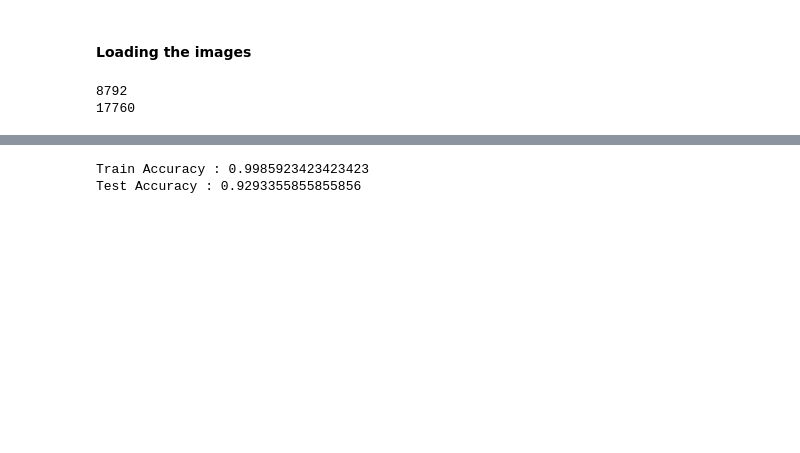
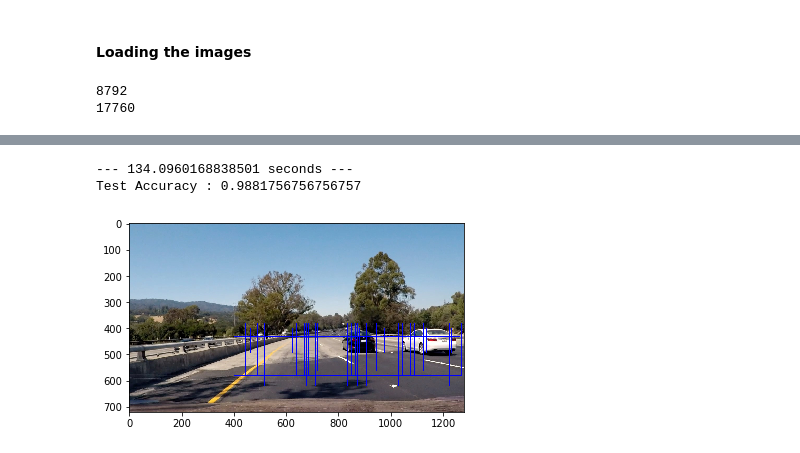
Before and after one commit to deepak-singh29/Vehicle_Detection, a Jupyter notebook: vehicle_detection.ipynb, the cells around one changed output, grey strips where cells are left out. Drawn from its saved outputs; the diff is of its cells as text; code cells hidden in the pictures; blank space fills up the shorter version.

```diff
--- a/vehicle_detection.ipynb
+++ b/vehicle_detection.ipynb
@@ -175,7 +176,22 @@ LinearSVC(C=1.0, class_weight=None, dual=True, fit_intercept=True,
-# %%
-print("Train Accuracy :",svc.score(scaled_X_train,y_train))
-# Train Accuracy : 0.9985923423423423
-print("Test Accuracy :",svc.score(scaled_X_test,y_test))
-# %% [output]
-Train Accuracy : 0.9985923423423423
-Test Accuracy : 0.9293355855855856
+# %%
+import time
+start_time = time.time()
+svc,X_scalar,_,scaled_X_test,y_test = train_model(X,y)
+print("--- %s seconds ---" % (time.time() - start_time))
+# print("Train Accuracy :",svc.score(scaled_X_train,y_train))
+# # Linear SVC
+# # Train Accuracy : 0.9985923423423423
+# # SVC with linear kernel
+# # Train Accuracy : 0.9995777027027027
+# # SVC with rbf kernel
+# # Train Accuracy : 0.9773367117117117
+print("Test Accuracy :",svc.score(scaled_X_test,y_test))
+# Linear SVC
+# Test Accuracy : 0.9293355855855856
+# SVC with linear kernel
+# Test Accuracy : 0.928490990990991
+# SVC with rbf kernel
+# Test Accuracy : 0.9710022522522522
+# %% [output]
+--- 134.0960168838501 seconds ---
+Test Accuracy : 0.9881756756756757
@@ -191,0 +353,10 @@ Test Accuracy : 0.9293355855855856
+# %%
+#-------------for plotting windows
+test_img = plt.imread('./test_images/test4.jpg')
+plt.imshow(test_img)
+windows = all_windows(test_img)
+windows_img = draw_boxes(test_img,windows)
+# plt.imshow(windows_img)
+plt.imsave('windows.jpg',windows_img)
+# %% [output]
+[figure, added]
```
Also changed, not shown: parts of 9 cells of this notebook.
